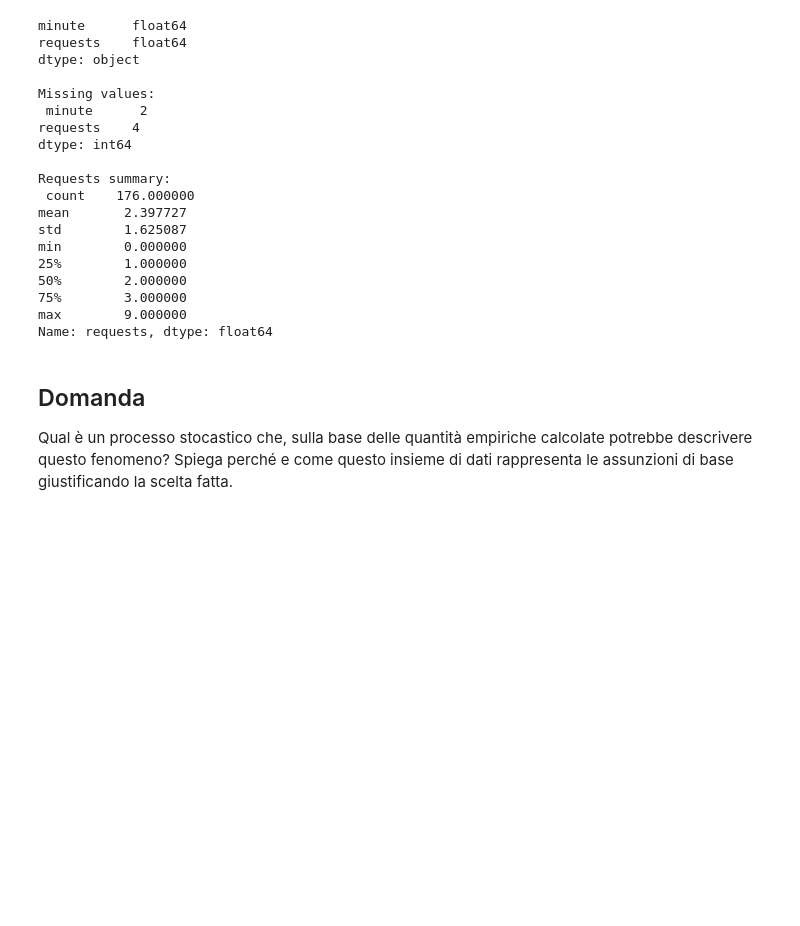
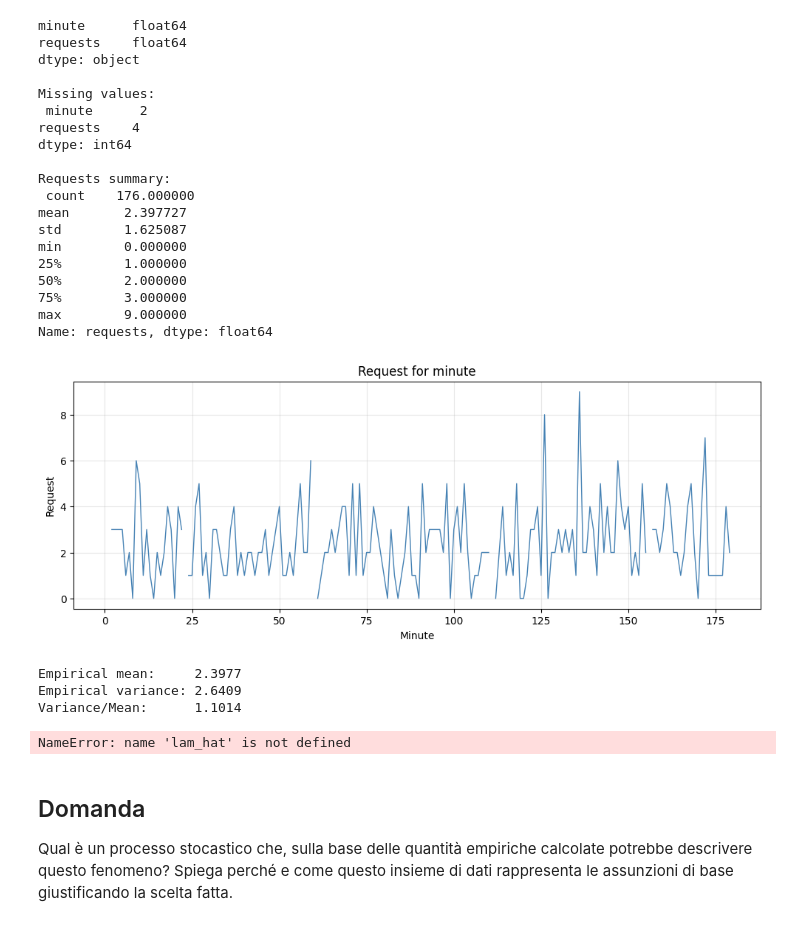
Before and after one commit to iamgiu/Introduzione-al-Data-Science, a Jupyter notebook: Notebook/Prima Settimana/lab1.ipynb, the cells around one changed output. Cells and saved outputs as stored; diff of their text form; code cells hidden in the pictures; blank space fills up the shorter version.

```diff
--- a/Notebook/Prima Settimana/lab1.ipynb
+++ b/Notebook/Prima Settimana/lab1.ipynb
@@ -70,20 +70,33 @@ Name: requests, dtype: float64
 # %%
 # 1.4 Plot requests per minute to visually inspect the data
 plt.figure(figsize=(12,4))
+
 # TO DO: scrivi il codice per plottare la serie temporale delle richieste al server
+plt.plot(df['minute'], df['requests'], color='steelblue', linewidth=1)
+plt.title('Request for minute')                                                     # Titolo del grafico
+plt.xlabel('Minute')                                                                # Etichetta asse x
+plt.ylabel('Request')                                                               # Etichetta asse y
+plt.grid(True, alpha=0.3)                                                           # Griglia del grafico, alpha serve per la trasparenza
+plt.show()
+# %% [output]
+[figure, added]
 # %%
 # Drop rows where 'requests' is NaN
 clean = df.dropna(subset=['requests']).copy()
 
 # TO DO - Compute empirical mean and variance of 'requests'
-emp_mean = ...
-emp_var = ...
-
+emp_mean = clean['requests'].mean()
+emp_var = clean['requests'].var()
 
 print(f'Empirical mean:     {emp_mean:.4f}')
 print(f'Empirical variance: {emp_var:.4f}')
 print(f'Variance/Mean:      {emp_var/emp_mean:.4f}')
 print(f'Lambda-hat:         {lam_hat:.4f} requests/min')
+# %% [output]
+Empirical mean:     2.3977
+Empirical variance: 2.6409
+Variance/Mean:      1.1014
+NameError: name 'lam_hat' is not defined
 # %% [markdown]
 ## Domanda
 Qual è un processo stocastico che, sulla base delle quantità empiriche calcolate potrebbe descrivere questo fenomeno? Spiega perché e come questo insieme di dati rappresenta le assunzioni di base giustificando la scelta fatta.
```
Also changed, not shown: parts of 13 cells of this notebook.
